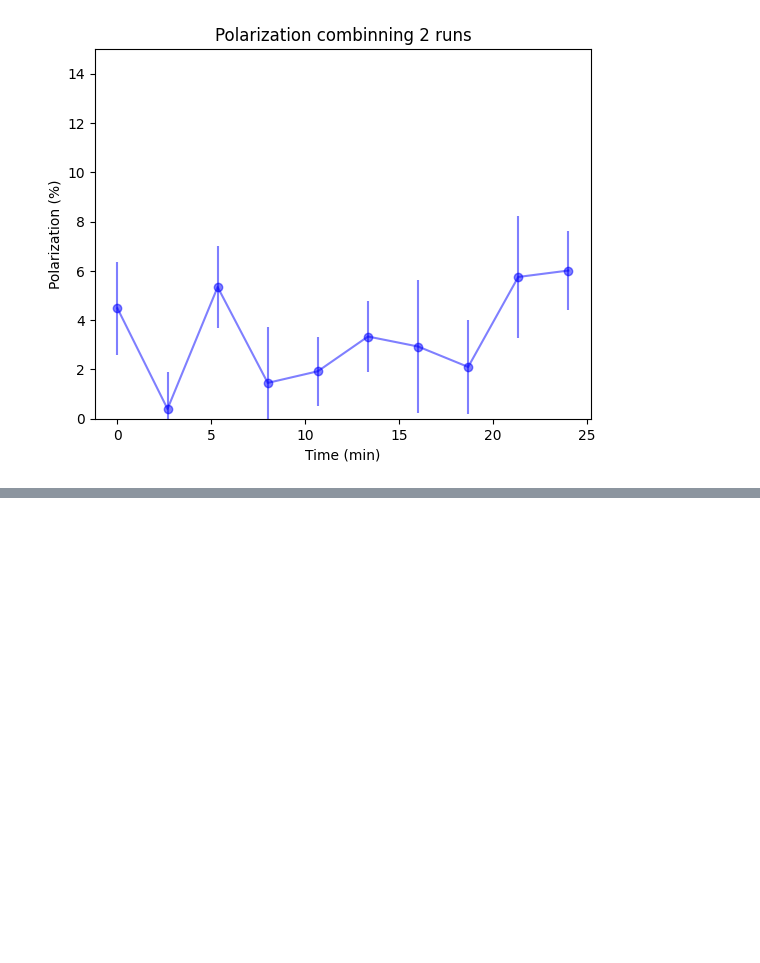
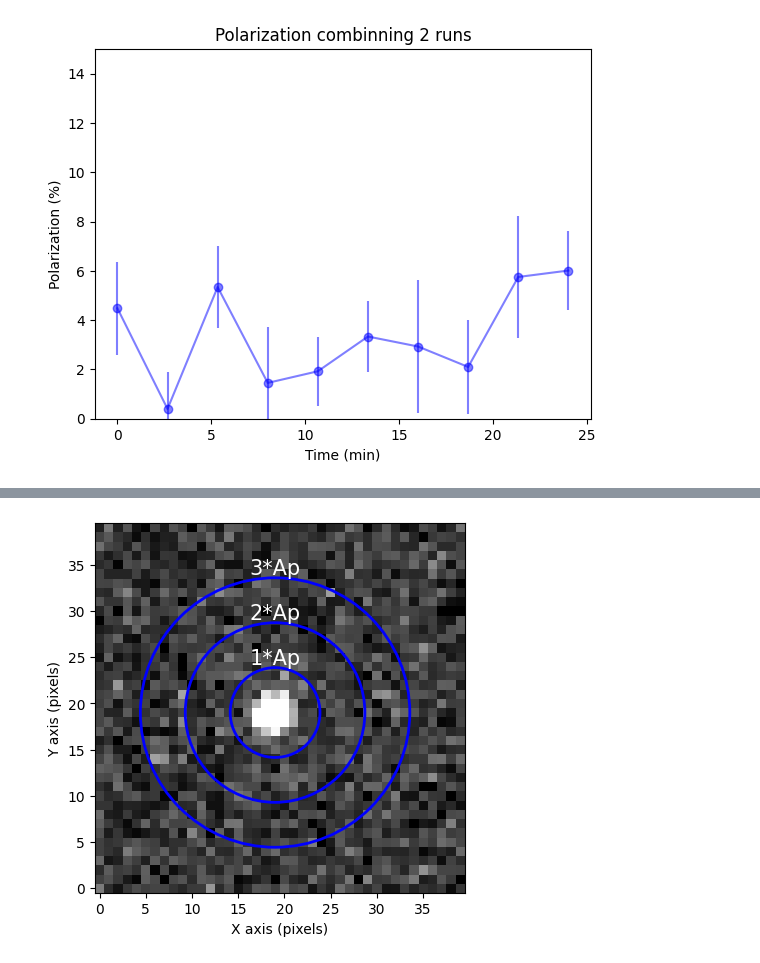
Before and after one commit to DBernardes/Tools-for-the-MOPTOP-pipeline-products, a Jupyter notebook: photometry_extraction.ipynb, the cells around one changed output, grey strips where cells are left out. Cells and saved outputs as stored; diff of their text form; code cells hidden in the pictures; blank space fills up the shorter version.

```diff
--- a/photometry_extraction.ipynb
+++ b/photometry_extraction.ipynb
@@ -598,3 +598,97 @@ ax2.hlines(-np.mean(sigma), angles[0], angles[-1], linestyles="--", color="b")
 ax2.hlines(np.mean(sigma), angles[0], angles[-1], linestyles="--", color="b")
 ax2.set_xlabel("Waveplate angle (degrees)")
 ax2.set_ylabel("Residuals")
+# %%
+import os
+import pandas as pd
+from photometry import Photometry
+from scripts.tools import sort_files
+import astropy.io.fits as fits
+import matplotlib.pyplot as plt
+import numpy as np
+from photometry import Photometry
+from copy import copy
+
+star_name = "GRB 230818A"
+_set = "first"
+camera = 3
+src_path = os.path.join(
+    "..",
+    "Pol charact MOPTOP",
+    "Scientific objects",
+    star_name,
+    f"{_set} set",
+    "combined",
+)
+
+
+def read_objects_csv(src_path, camera):
+    src_path = os.path.join(src_path, "..", "setup")
+    csv_file = os.path.join(src_path, "objects coordinates copy.csv")
+    df = pd.read_csv(csv_file)
+    objects = df.loc[:, ["name", f"ra_cam{camera}", f"dec_cam{camera}"]]
+    objects = objects.drop(
+        objects[objects["name"] == "star shifts"].index
+    ).reset_index()
+    objects = objects.drop(["index"], axis=1)
+
+    return objects
+
+
+objects = read_objects_csv(src_path, camera)
+objects = objects.loc[objects["name"] == "candidate1"]
+file = os.path.join(src_path, f"{camera}_e_20230818_5_1_16_1.fits")
+phot = Photometry(file, objects)
+phot.reset_object_coords()
+
+obj = phot.obj_list[0]
+size = 20
+xcoord, ycoord = obj.xcoord, obj.ycoord
+image = fits.getdata(file)
+image = image[ycoord - size : ycoord + size, xcoord - size : xcoord + size]
+median = np.median(image)
+std = np.median(np.abs(image - median))
+
+
+plt.figure()
+ax = plt.gca()
+plt.imshow(
+    image, vmax=median + 10 * std, vmin=median - 3 * std, origin="lower", cmap="gray"
+)
+aperture = 4.86
+circle = plt.Circle((size - 1, size - 1), aperture, color="b", fill=False, linewidth=2)
+ax.add_artist(circle)
+circle = plt.Circle(
+    (size - 1, size - 1), 3 * aperture, color="b", fill=False, linewidth=2
+)
+ax.add_artist(circle)
+circle = plt.Circle(
+    (size - 1, size - 1), 2 * aperture, color="b", fill=False, linewidth=2
+)
+ax.add_artist(circle)
+
+plt.annotate(
+    "1*Ap", (size - 1, size + aperture), size=15, ha="center", va="center", color="w"
+)
+plt.annotate(
+    "2*Ap",
+    (size - 1, size + 2 * aperture),
+    size=15,
+    ha="center",
+    va="center",
+    color="w",
+)
+plt.annotate(
+    "3*Ap",
+    (size - 1, size + 3 * aperture),
+    size=15,
+    ha="center",
+    va="center",
+    color="w",
+)
+plt.ylabel("Y axis (pixels)")
+plt.xlabel("X axis (pixels)")
+figure = os.path.join(src_path, "..", "plots", f"targert.png")
+plt.savefig(figure)
+plt.show()
+# %% [output]
@@ -600,0 +699 @@ ax2.set_ylabel("Residuals")
+[figure, added]
```
Also changed, not shown: parts of 2 cells of this notebook.
